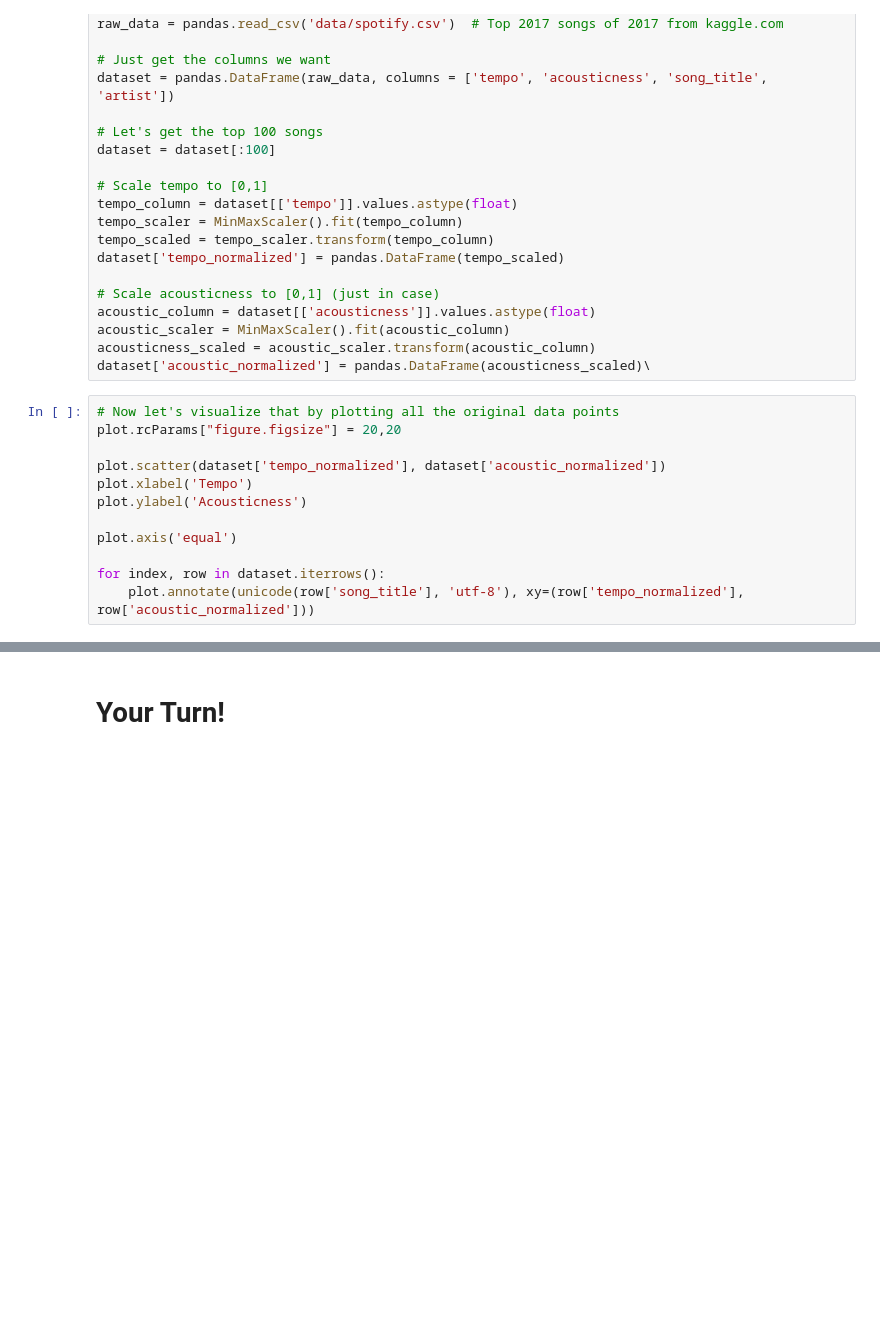
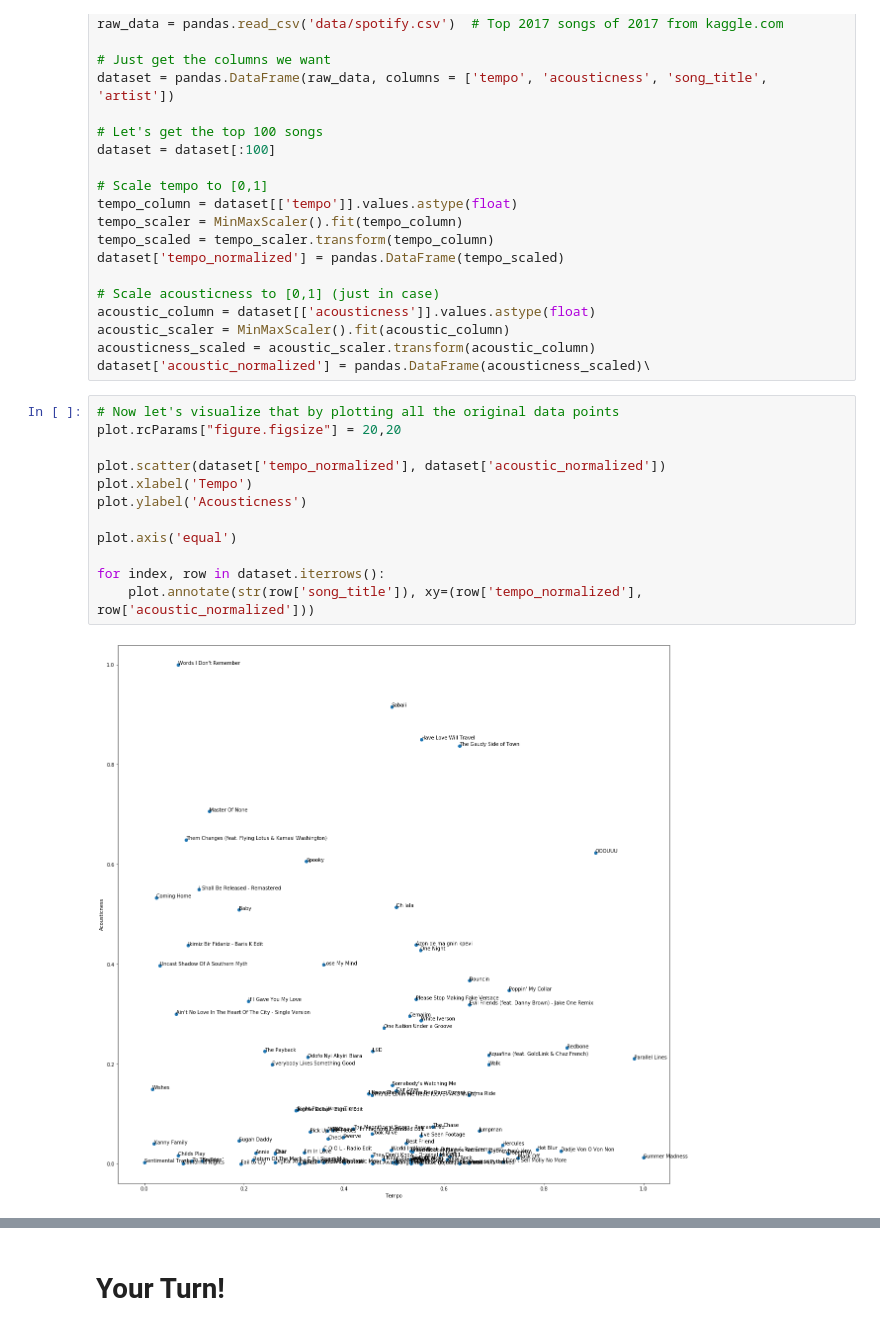
Before and after one commit to ai4all-sfu/w1-monday, a Jupyter notebook: 1.2-Machine_Learning-FeaturesAndVisualization.ipynb, the cells around one changed output, grey strips where cells are left out. Saved outputs shown, nothing was run; the diff lists cells and outputs as text; blank space fills up the shorter version.

```diff
--- a/1.2-Machine_Learning-FeaturesAndVisualization.ipynb
+++ b/1.2-Machine_Learning-FeaturesAndVisualization.ipynb
@@ -243,15 +388,17 @@ dataset['acoustic_normalized'] = pandas.DataFrame(acousticness_scaled)\
 # %%
 # Now let's visualize that by plotting all the original data points
 plot.rcParams["figure.figsize"] = 20,20
 
 plot.scatter(dataset['tempo_normalized'], dataset['acoustic_normalized'])
 plot.xlabel('Tempo')
 plot.ylabel('Acousticness')
 
 plot.axis('equal')
 
 for index, row in dataset.iterrows():
-    plot.annotate(unicode(row['song_title'], 'utf-8'), xy=(row['tempo_normalized'], row['acoustic_normalized']))
+    plot.annotate(str(row['song_title']), xy=(row['tempo_normalized'], row['acoustic_normalized']))
+# %% [output]
+[figure, added]
 # %%
 # Now calculate the distances again using these normalized values
 import numpy
```
Also changed, not shown: parts of 15 cells of this notebook, 2 other files.
